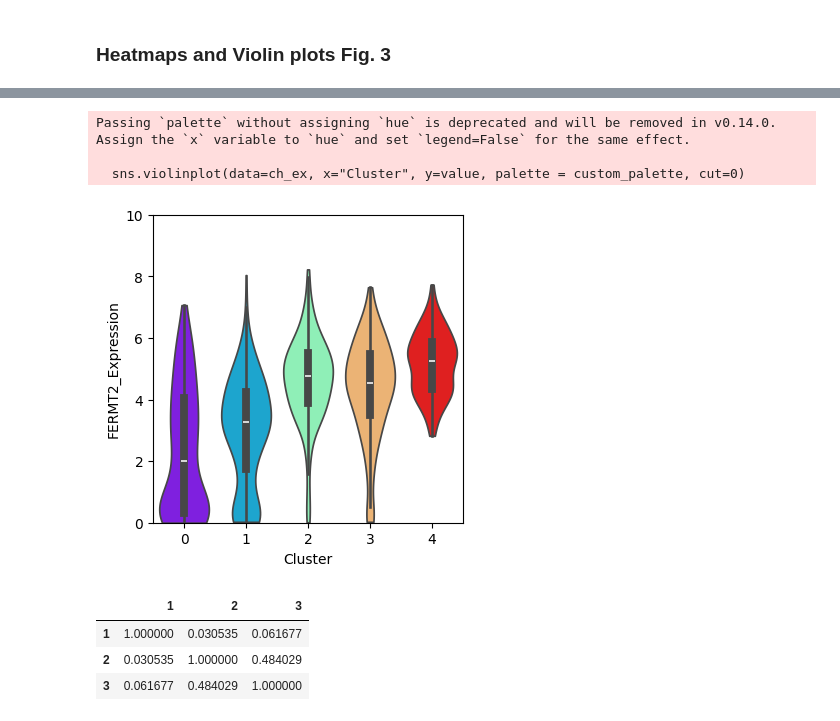
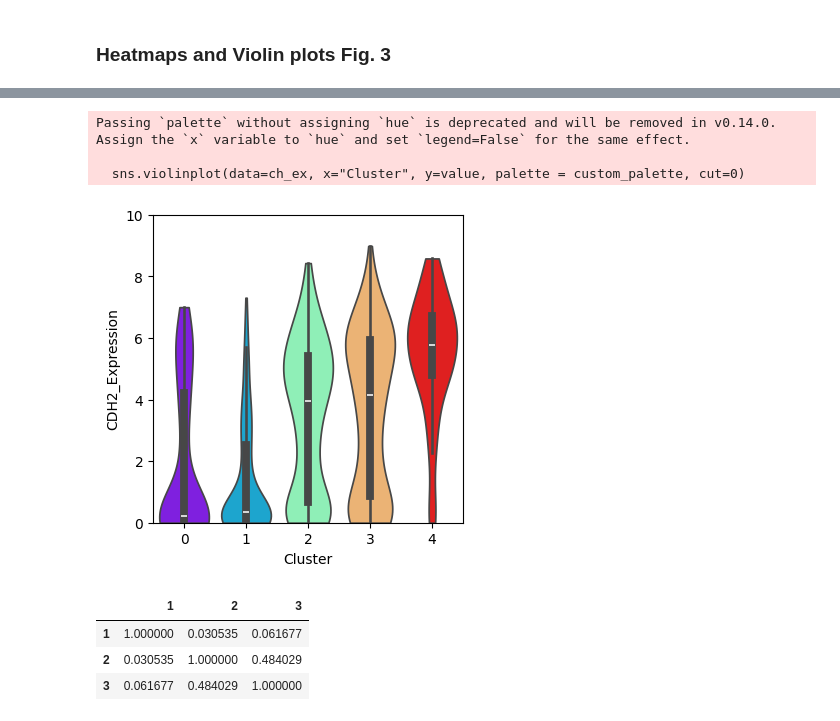
Before and after one commit to kkkkito/statemap, a Jupyter notebook: notebooks/Comparing clusters.ipynb, the cells around one changed output, grey strips where cells are left out. Saved outputs shown, nothing was run; the diff lists cells and outputs as text; code cells hidden in the pictures.

```diff
--- a/notebooks/Comparing clusters.ipynb
+++ b/notebooks/Comparing clusters.ipynb
@@ -24,0 +95,2 @@ ch_ex['Cluster'] = cluster['Cluster']
+# %%
+cm = ch_ex.join(model, how='inner')#.dropna()
@@ -39,18 +135,25 @@ results = []
 
 for i in tqdm(range(5)):
     df_filtered = ch_exg[ch_exg[i] == ch_exg.max(axis=1)].copy()
+    #df_filtered = ch_exg[ch_exg[i] == ch_exg.min(axis=1)].copy()
+
     df_filtered['diff_to_other_mean'] = df_filtered.apply(lambda row: row[i] - row.drop(i).mean(), axis=1)
     df_sorted = df_filtered.sort_values(by='diff_to_other_mean', ascending=False)
+    #df_sorted = df_filtered.sort_values(by='diff_to_other_mean', ascending=True)
+
+    df_sorted = df_sorted[df_sorted['diff_to_other_mean'] > 0.75]
     results.append(df_sorted.index.tolist())
 
 rows = []
 for i in range(5):
     ex_results = [r for r in results[i] if 'Expression' in r]
-    rows += ex_results[:50]
+    rows += ex_results#[:50]
 a = ch_exg.loc[rows]
 
-high_exp = ex_results[:50]  #Cluster4=Hippo_strong
+results_ex = results
+high_exp = ex_results  #Cluster4=Hippo_strong
 
 sns.heatmap(a, cmap="coolwarm",vmax=1.5, vmin=-1.5,cbar=False)
+plt.savefig("../result/figure.svg")
 plt.show()
 # %% [output]
@@ -57,0 +372,22 @@ plt.show()
+# %%
+import pandas as pd
+import numpy as np
+import itertools
+
+ch_exg2 = ch_exg[ch_exg.index.str.contains('Expression')]
+#ch_exg2 = ch_exg[ch_exg.index.str.contains('Chronos')]
+
+clusters = sorted(ch_exg2.columns)
+diff_matrix = pd.DataFrame(0, index=clusters, columns=clusters)
+
+for i, j in itertools.permutations(clusters, 2):
+    diff = ch_exg2[i] - ch_exg2[j]
+    count = (diff > 0.75).sum()
+    diff_matrix.loc[i, j] = count
+
+# diagonal = 0
+np.fill_diagonal(diff_matrix.values, 0)
+
+diff_matrix.name = "Number of genes where row cluster > column cluster by >0.75σ"
+sns.heatmap((diff_matrix), cmap="Blues", cbar=True, annot=True, fmt="d")
+plt.savefig("../result/figure.svg")
@@ -57,0 +448,8 @@ plt.show()
+# %%
+for i in range(5):
+    i  =  3
+    ex_results = [r for r in results_ex[i] if 'Expression' in r]
+    print(len(ex_results))
+    break
+a = ch_exg.loc[rows]
+ex_results
@@ -58,23 +588,23 @@ plt.show()
 # %%
 #Fig. 3c
 import matplotlib.pyplot as plt
 import seaborn as sns
 import matplotlib.cm as cm
 cmap = cm.get_cmap("rainbow", 5)
 custom_palette = [cmap(i) for i in range(5)]
 custom_palette = [(cmap(i)[0], cmap(i)[1], cmap(i)[2], 0.5) for i in range(5)]
-value = "FERMT2_Expression"
+value = "CDH2_Expression"
 
 plt.figure(figsize=(4, 4))
 sns.violinplot(data=ch_ex, x="Cluster", y=value, palette = custom_palette, cut=0)
 plt.ylim(0, 10)
 plt.savefig("../result/figure.svg")
 plt.show()
 # %% [output]
 Passing `palette` without assigning `hue` is deprecated and will be removed in v0.14.0. Assign the `x` variable to `hue` and set `legend=False` for the same effect.
 
   sns.violinplot(data=ch_ex, x="Cluster", y=value, palette = custom_palette, cut=0)
-[figure, old version]
+[figure, new version]
 # %%
 import scikit_posthocs as sp
 import numpy as np
```
Also changed, not shown: parts of 83 cells of this notebook, 5 other files.
